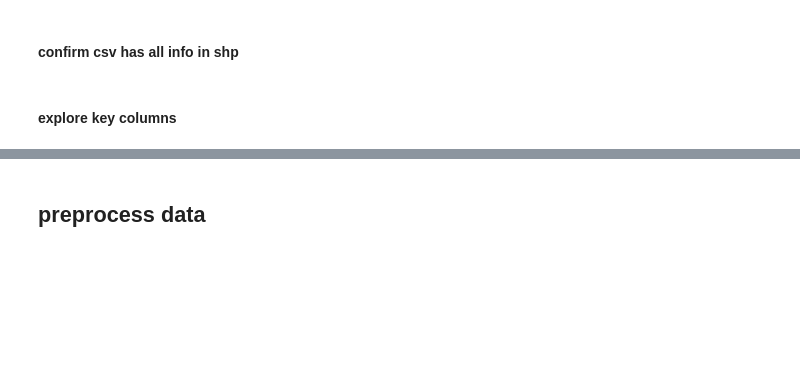
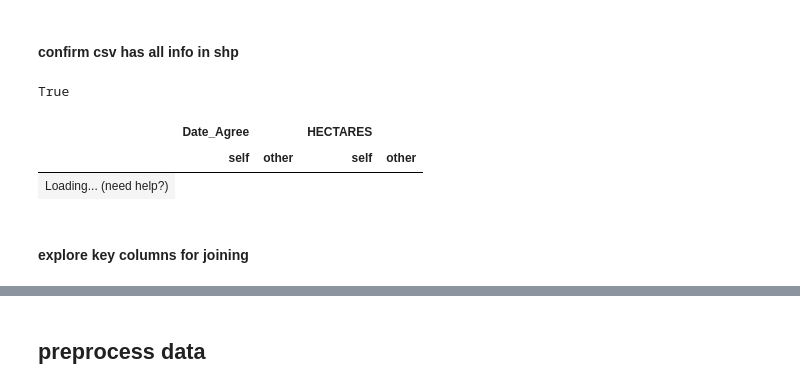
Before and after one commit to sig-gis/mpi, a Jupyter notebook: code/other/CF_name_vs_CDB_village.ipynb, the cells around one changed output, grey strips where cells are left out. Drawn from its saved outputs; the diff is of its cells as text; code cells hidden in the pictures; blank space fills up the shorter version.

```diff
--- a/code/other/CF_name_vs_CDB_village.ipynb
+++ b/code/other/CF_name_vs_CDB_village.ipynb
@@ -51,5 +51,20 @@ CF_gdf = gpd.read_file(CF_path)  # EPSG:3148
 ### CF
 # %% [markdown]
 #### confirm csv has all info in shp
+# %%
+CF_collst = CF_gdf.columns[:-1]  # non-geometry columns
+# %%
+CF_gdf_df = pd.DataFrame(CF_gdf.sort_values('UniqueID'))[CF_collst]
+CF_df2 = CF_df.sort_values('UniqueID')[CF_collst]
+# %%
+CF_gdf_df.shape == CF_df2.shape
+# %% [output]
+True
+# %%
+CF_gdf_df.compare(CF_df2)  # just some rounding issues?
+# %% [output]
+|  | Date_Agree |  | HECTARES |  |
+|  | self | other | self | other |
+| Loading... (need help?) |
 # %% [markdown]
-#### explore key columns
+#### explore key columns for joining
```
Also changed, not shown: parts of 43 cells of this notebook.
